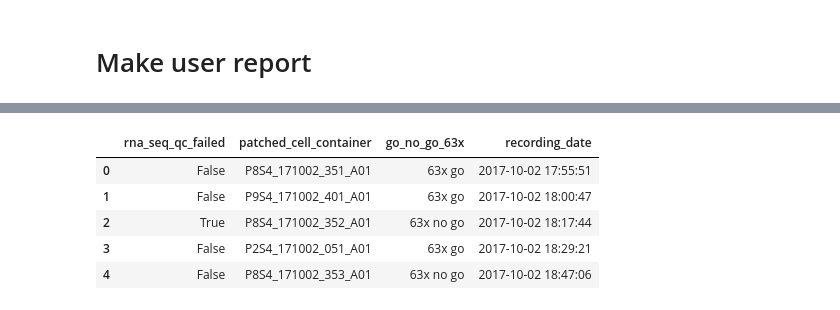
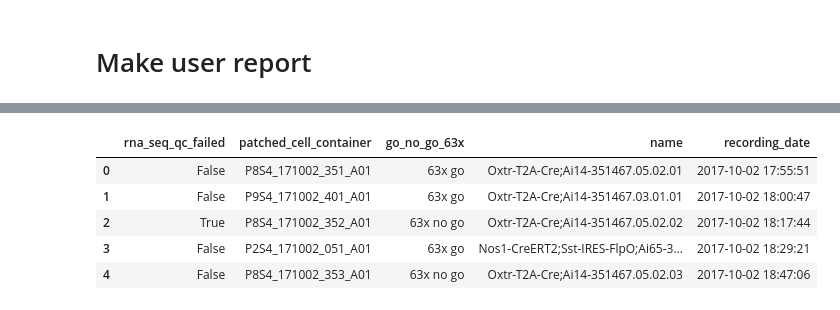
Before and after one commit to lindsayng/analysis, a Jupyter notebook: Functions.ipynb, the cells around one changed output, grey strips where cells are left out. Saved outputs shown, nothing was run; the diff lists cells and outputs as text; code cells hidden in the pictures.

```diff
--- a/Functions.ipynb
+++ b/Functions.ipynb
@@ -176,29 +73,3 @@ image_df.head()
-# %%
-query4 = "WITH do_63x(cell_id, go) AS (SELECT DISTINCT cell.id, array_to_string(array_agg(DISTINCT tag.name), ' _AND_ ') \
-FROM specimens cell JOIN ephys_roi_results err ON err.id = cell.ephys_roi_result_id \
-JOIN specimen_tags_specimens sptagsp ON sptagsp.specimen_id = cell.id \
-JOIN specimen_tags tag ON tag.id = sptagsp.specimen_tag_id AND tag.id in (602120185,602122082) \
-GROUP BY cell.id ORDER BY 1) \
-SELECT s.patched_cell_container, err.recording_date, do_63x.go AS go_no_go_63x, ra.failed AS RNA_seq_QC_Failed \
-FROM specimens s \
-JOIN projects proj ON s.project_id = proj.id \
-LEFT JOIN do_63x ON do_63x.cell_id = s.id \
-JOIN ephys_roi_results err ON s.ephys_roi_result_id = err.id \
-LEFT JOIN rna_amplification_inputs rai on rai.sample_id = s.id \
-LEFT JOIN rna_amplifications ra on ra.id = rai.rna_amplification_id \
-WHERE proj.code <> 'mMPATCH' AND \
-s.patched_cell_container IS NOT NULL \
-AND err.recording_date > '2017-10-01'"
-
-all_df = get_lims_dataframe(query4)
-all_df.head()
-# %% [output]
-|  | rna_seq_qc_failed | patched_cell_container | go_no_go_63x | recording_date |
-| 0 | False | P8S4_171002_351_A01 | 63x go | 2017-10-02 17:55:51 |
-| 1 | False | P9S4_171002_401_A01 | 63x go | 2017-10-02 18:00:47 |
-| 2 | True | P8S4_171002_352_A01 | 63x no go | 2017-10-02 18:17:44 |
-| 3 | False | P2S4_171002_051_A01 | 63x go | 2017-10-02 18:29:21 |
-| 4 | False | P8S4_171002_353_A01 | 63x no go | 2017-10-02 18:47:06 |
 # %%
 def gen_filter(df, col, cond):
     filtered = df[df[col] == cond]
@@ -206 +94,31 @@ def gen_filter(df, col, cond):
+# %%
+query = "WITH do_63x(cell_id, go) AS (SELECT DISTINCT cell.id, array_to_string(array_agg(DISTINCT tag.name), ' _AND_ ') \
+FROM specimens cell JOIN ephys_roi_results err ON err.id = cell.ephys_roi_result_id \
+JOIN specimen_tags_specimens sptagsp ON sptagsp.specimen_id = cell.id \
+JOIN specimen_tags tag ON tag.id = sptagsp.specimen_tag_id AND tag.id in (602120185,602122082) \
+GROUP BY cell.id ORDER BY 1) \
+SELECT s.patched_cell_container, err.recording_date, do_63x.go AS go_no_go_63x, ra.failed AS RNA_seq_QC_Failed, s.name \
+FROM specimens s \
+LEFT JOIN projects proj ON s.project_id = proj.id \
+LEFT JOIN do_63x ON do_63x.cell_id = s.id \
+LEFT JOIN ephys_roi_results err ON s.ephys_roi_result_id = err.id \
+LEFT JOIN rna_amplification_inputs rai on rai.sample_id = s.id \
+LEFT JOIN rna_amplifications ra on ra.id = rai.rna_amplification_id \
+WHERE proj.code <> 'mMPATCH' AND \
+s.patched_cell_container IS NOT NULL \
+AND err.recording_date > '2017-10-01'"
+
+#AND (err.recording_date > '2017-10-01' OR err.recording_date IS NULL)
+#AND err.recording_date > '2017-10-01'
+
+master_df = get_lims_dataframe(query)
+#master_df.sort_values("patched_cell_container", axis = 0, inplace = True)
+master_df.head()
+# %% [output]
+|  | rna_seq_qc_failed | patched_cell_container | go_no_go_63x | name | recording_date |
+| 0 | False | P8S4_171002_351_A01 | 63x go | Oxtr-T2A-Cre;Ai14-351467.05.02.01 | 2017-10-02 17:55:51 |
+| 1 | False | P9S4_171002_401_A01 | 63x go | Oxtr-T2A-Cre;Ai14-351467.03.01.01 | 2017-10-02 18:00:47 |
+| 2 | True | P8S4_171002_352_A01 | 63x no go | Oxtr-T2A-Cre;Ai14-351467.05.02.02 | 2017-10-02 18:17:44 |
+| 3 | False | P2S4_171002_051_A01 | 63x go | Nos1-CreERT2;Sst-IRES-FlpO;Ai65-3... | 2017-10-02 18:29:21 |
+| 4 | False | P8S4_171002_353_A01 | 63x no go | Oxtr-T2A-Cre;Ai14-351467.05.02.03 | 2017-10-02 18:47:06 |
 # %%
```
Also changed, not shown: parts of 20 cells of this notebook.
